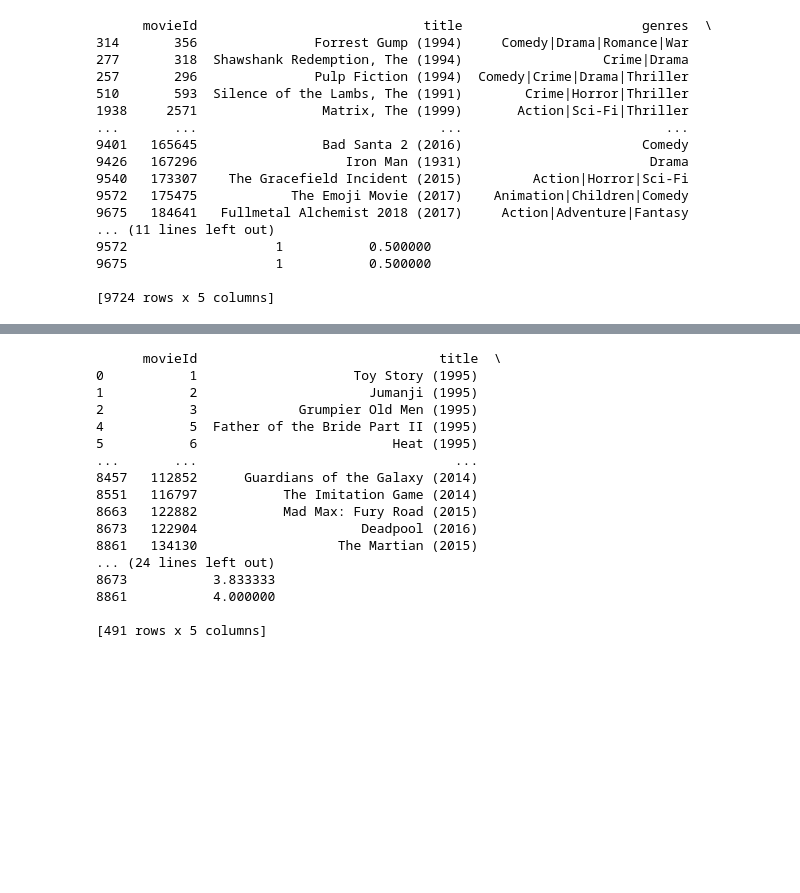
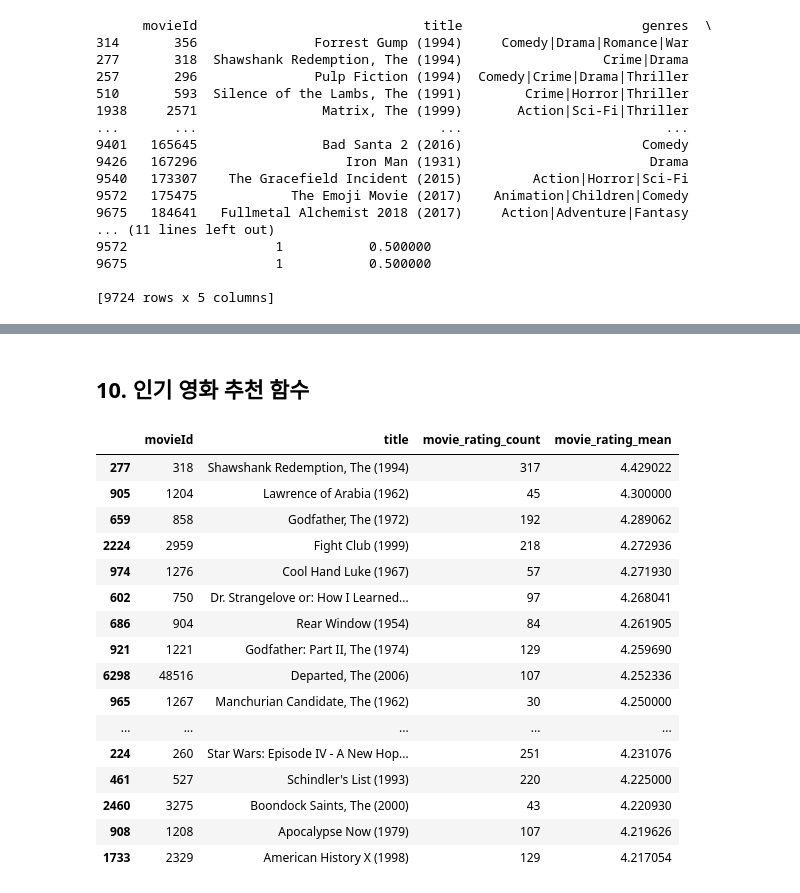
Before and after one commit to tjg-data/AI-Service-Lab2, a Jupyter notebook: services/06-movie-recommendation-ai/ai-server/fe/ST_movie_recommendation_basic.ipynb, the cells around one changed output, grey strips where cells are left out. Drawn from its saved outputs; the diff is of its cells as text; code cells hidden in the pictures; blank space fills up the shorter version.

```diff
--- a/services/06-movie-recommendation-ai/ai-server/fe/ST_movie_recommendation_basic.ipynb
+++ b/services/06-movie-recommendation-ai/ai-server/fe/ST_movie_recommendation_basic.ipynb
@@ -356,24 +356,43 @@ print(qualified_movie)
 # %%
 # 기준 설정(2)
 # 분위수 0.75 => 25%, 상위 25%에 해당하는 영화만 출력
-min_rating_count = movie_stats["movie_rating_count"].quantile(0.95)
-qualified_movie = movie_stats[movie_stats["movie_rating_count"] >= min_rating_count]
-print(qualified_movie)
+# min_rating_count = movie_stats["movie_rating_count"].quantile(0.95)
+# qualified_movie = movie_stats[movie_stats["movie_rating_count"] >= min_rating_count]
+# print(qualified_movie)
-# %% [output]
-      movieId                               title  \
-0           1                    Toy Story (1995)
-1           2                      Jumanji (1995)
-2           3             Grumpier Old Men (1995)
-4           5  Father of the Bride Part II (1995)
-5           6                         Heat (1995)
-...       ...                                 ...
-8457   112852      Guardians of the Galaxy (2014)
-8551   116797           The Imitation Game (2014)
-8663   122882           Mad Max: Fury Road (2015)
-8673   122904                     Deadpool (2016)
-8861   134130                  The Martian (2015)
-... (24 lines left out)
-8673           3.833333
-8861           4.000000
-
-[491 rows x 5 columns]
+# %% [markdown]
+## 10. 인기 영화 추천 함수
+# %%
+def recommend_popular_movie(top_n):
+    result = (
+        qualified_movie.sort_values("movie_rating_mean", ascending=False).head(top_n)
+    )
+
+    return result[
+        [
+            "movieId",
+            "title",
+            "movie_rating_count",
+            "movie_rating_mean"
+        ]
+    ]
+# %%
+# 인기있는 영화 Top10
+recommend_popular_movie(20)
+# %% [output]
+|  | movieId | title | movie_rating_count | movie_rating_mean |
+| 277 | 318 | Shawshank Redemption, The (1994) | 317 | 4.429022 |
+| 905 | 1204 | Lawrence of Arabia (1962) | 45 | 4.300000 |
+| 659 | 858 | Godfather, The (1972) | 192 | 4.289062 |
+| 2224 | 2959 | Fight Club (1999) | 218 | 4.272936 |
+| 974 | 1276 | Cool Hand Luke (1967) | 57 | 4.271930 |
+| 602 | 750 | Dr. Strangelove or: How I Learned... | 97 | 4.268041 |
+| 686 | 904 | Rear Window (1954) | 84 | 4.261905 |
+| 921 | 1221 | Godfather: Part II, The (1974) | 129 | 4.259690 |
+| 6298 | 48516 | Departed, The (2006) | 107 | 4.252336 |
+| 965 | 1267 | Manchurian Candidate, The (1962) | 30 | 4.250000 |
+| ... | ... | ... | ... | ... |
+| 224 | 260 | Star Wars: Episode IV - A New Hop... | 251 | 4.231076 |
+| 461 | 527 | Schindler's List (1993) | 220 | 4.225000 |
+| 2460 | 3275 | Boondock Saints, The (2000) | 43 | 4.220930 |
+| 908 | 1208 | Apocalypse Now (1979) | 107 | 4.219626 |
+| 1733 | 2329 | American History X (1998) | 129 | 4.217054 |
```
Also changed, not shown: parts of 2 cells of this notebook.
